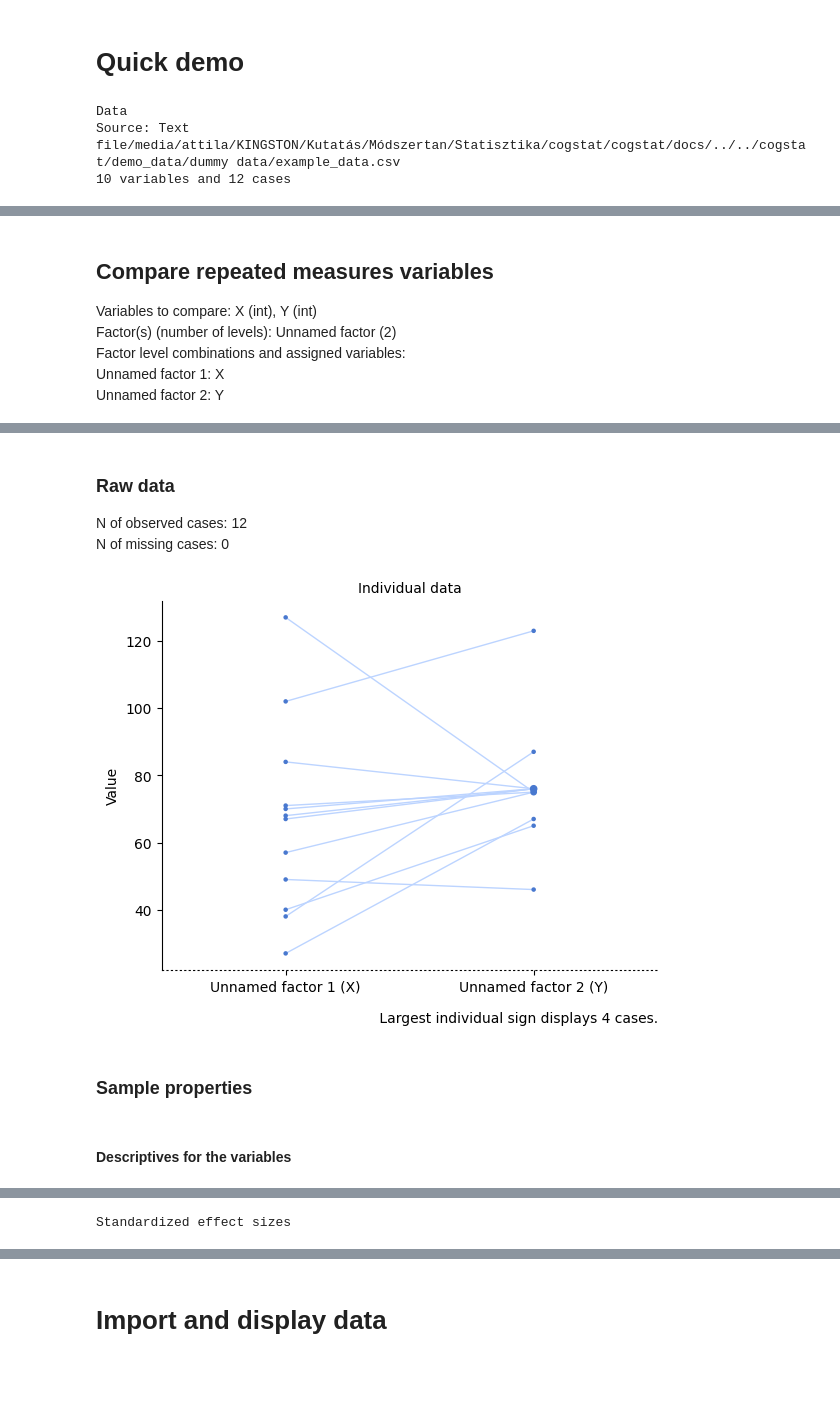
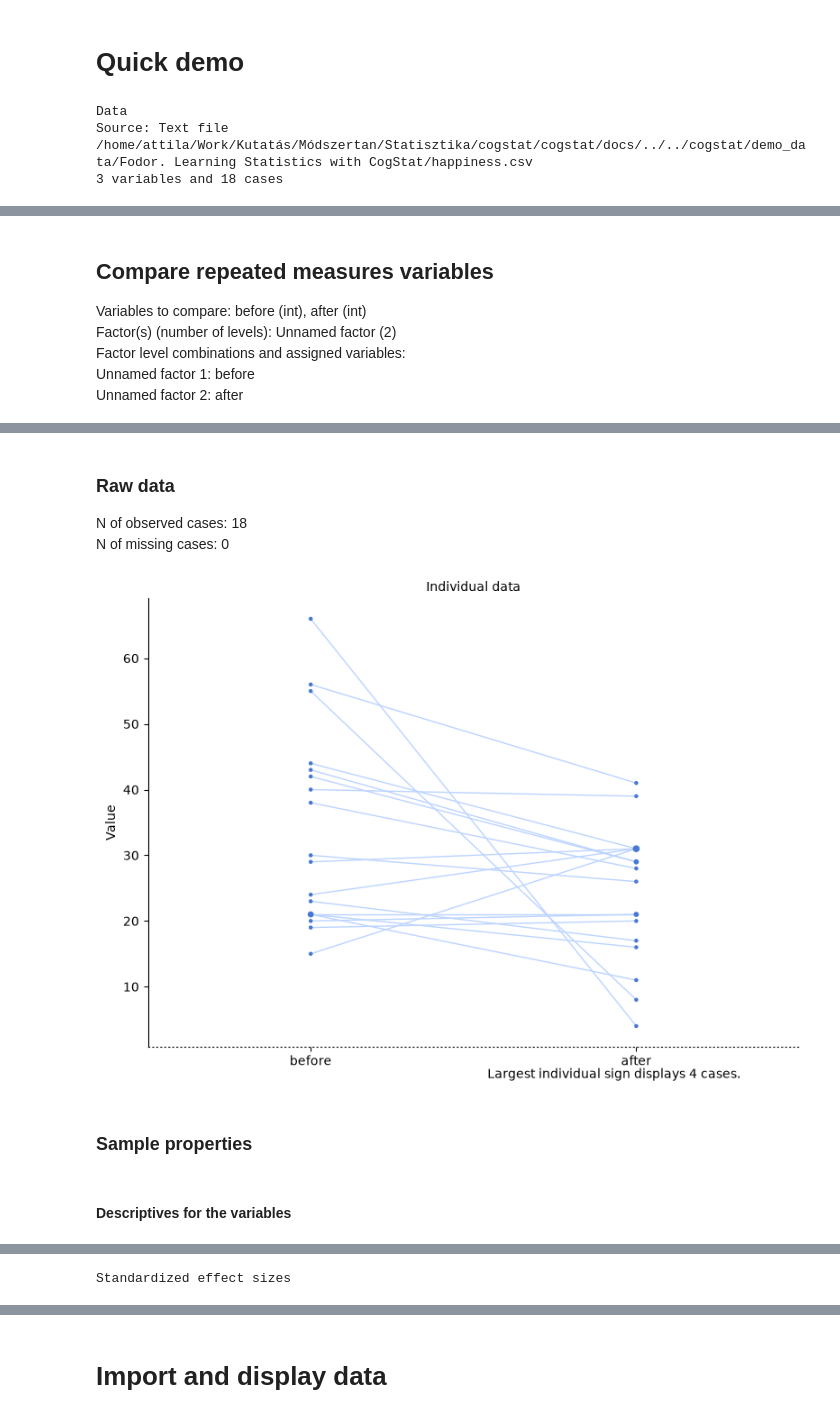
Before and after one commit to cogstat/cogstat, a Jupyter notebook: cogstat/docs/CogStat Jupyter Notebook tutorial.ipynb, the cells around one changed output, grey strips where cells are left out. Cells and saved outputs as stored; diff of their text form; code cells hidden in the pictures; blank space fills up the shorter version.

```diff
--- a/cogstat/docs/CogStat Jupyter Notebook tutorial.ipynb
+++ b/cogstat/docs/CogStat Jupyter Notebook tutorial.ipynb
@@ -34,18 +31,28 @@ cs_dir, dummy_filename = os.path.split(cs.__file__)  # We use this for the demo
 # %% [markdown]
 # Quick demo
 # %%
-# Let's see a very quick demonstration, how CogStat works
-# All results can be seen below. Appropriate graphs and statistics were chosen and compiled automatically by CogStat.
+# Let's see a very quick demonstration, how CogStat works.
+# All results, including appropriate graphs and statistics were chosen and compiled automatically by CogStat.
 
-# Load some data
-data = cs.CogStatData(data = os.path.join(cs_dir, 'demo_data', 'dummy data', 'example_data.csv'))
-# Display the data below
+# 1. Load some data
+# New CogStat data can be created with the CogStatData class of the cogstat module.
+data = cs.CogStatData(data = os.path.join(cs_dir, 'demo_data', 'Fodor. Learning Statistics with CogStat', 'happiness.csv'))
+# Display the imported data
+# All methods of the CogStatData class return a list of html strings, graphs, and pandas stylers.
+# These items can be displayed with the cogstat.display function
 cs.display(data.print_data())
+
+# 2. Run the analysis
 # Let's compare two variables
-cs.display(data.compare_variables(['X', 'Y']))
+cs.display(data.compare_variables(['before', 'after']))
+
+# Load another data
+data = cs.CogStatData(data = os.path.join(cs_dir, 'demo_data', 'Fodor. Learning Statistics with CogStat', 'coffee.csv'))
+# Display the data
+cs.display(data.print_data())
 # Let's compare two groups in a variable
-cs.display(data.compare_groups('X', grouping_variables=['TIME']))
+cs.display(data.compare_groups('babble', grouping_variables=['milk']))
 # %% [output]
 Data
-Source: Text file/media/attila/KINGSTON/Kutatás/Módszertan/Statisztika/cogstat/cogstat/docs/../../cogstat/demo_data/dummy data/example_data.csv
-10 variables and 12 cases
+Source: Text file /home/attila/Work/Kutatás/Módszertan/Statisztika/cogstat/cogstat/docs/../../cogstat/demo_data/Fodor. Learning Statistics with CogStat/happiness.csv
+3 variables and 18 cases
@@ -67,6 +76,6 @@ Source: Text file/media/attila/KINGSTON/Kutatás/Módszertan/Statisztika/cogstat
 Compare repeated measures variables
-Variables to compare: X (int), Y (int)
+Variables to compare: before (int), after (int)
 Factor(s) (number of levels): Unnamed factor (2)
 Factor level combinations and assigned variables:
-Unnamed factor 1: X
-Unnamed factor 2: Y
+Unnamed factor 1: before
+Unnamed factor 2: after
@@ -74,6 +82,6 @@ Unnamed factor 2: Y
 Raw data
-N of observed cases: 12
+N of observed cases: 18
 N of missing cases: 0
-[figure, old version]
+[figure, new version]
 Sample properties
 Descriptives for the variables
```
Also changed, not shown: parts of 17 cells of this notebook.
